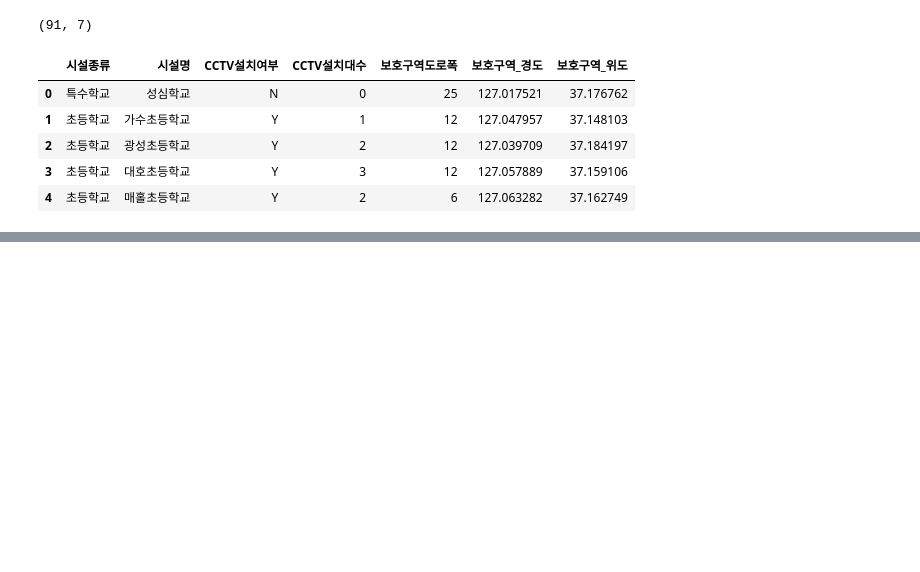
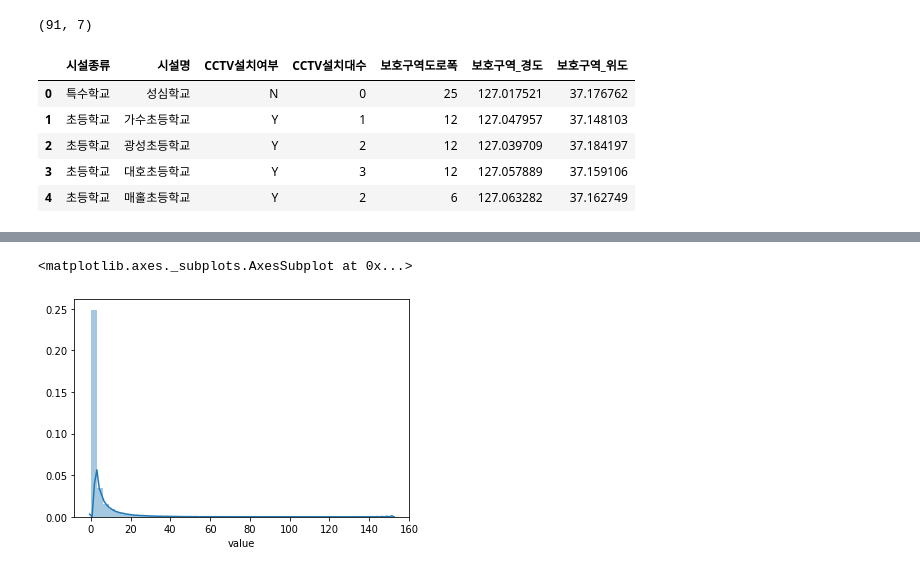
Before and after one commit to ikeven94/Osan-Si_-Identify-_TA_DangerZones, a Jupyter notebook: EDA/cjlee_EDA_어린이보호구역+유동인구.ipynb, the cells around one changed output, grey strips where cells are left out. Cells and saved outputs as stored; diff of their text form; code cells hidden in the pictures; blank space fills up the shorter version.

```diff
--- a/EDA/cjlee_EDA_어린이보호구역+유동인구.ipynb
+++ b/EDA/cjlee_EDA_어린이보호구역+유동인구.ipynb
@@ -129,0 +130,6 @@ m.save('어린이보호구역+평균유동인구.html')
+# %%
+# 시간대별 유동인구과 어린이보호구역에 대해 탐색해보자.
+ppl3=ppl.groupby(['lon', 'lat']).mean()
+ppl3=ppl3.drop('STD_YM', axis=1).reset_index()
+ppl3=pd.melt(ppl3, id_vars=['lon', 'lat'], var_name='timestamp')
+ppl3
@@ -129,0 +150,5 @@ m.save('어린이보호구역+평균유동인구.html')
+# %%
+sns.distplot(ppl3['value'])
+# %% [output]
+<matplotlib.axes._subplots.AxesSubplot at 0x...>
+[figure, added]
```
Also changed, not shown: parts of 13 cells of this notebook.
